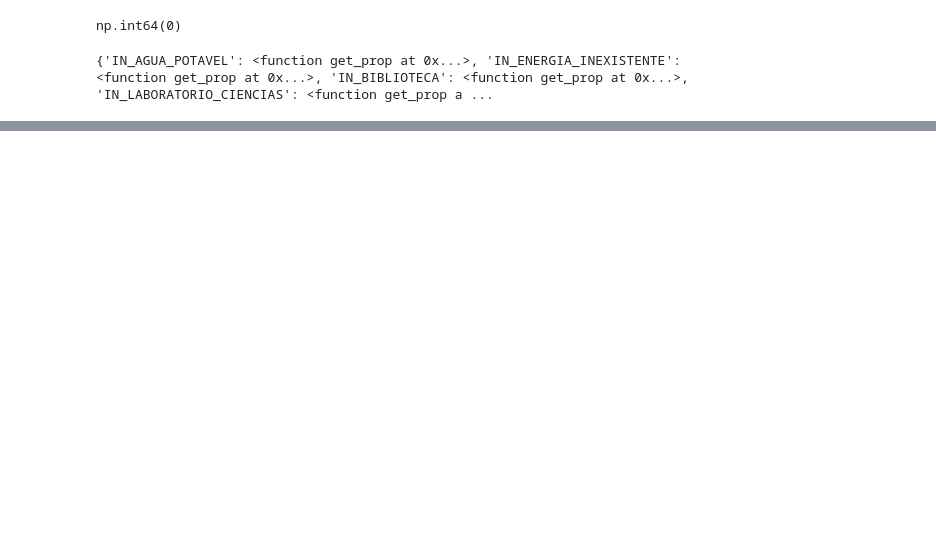
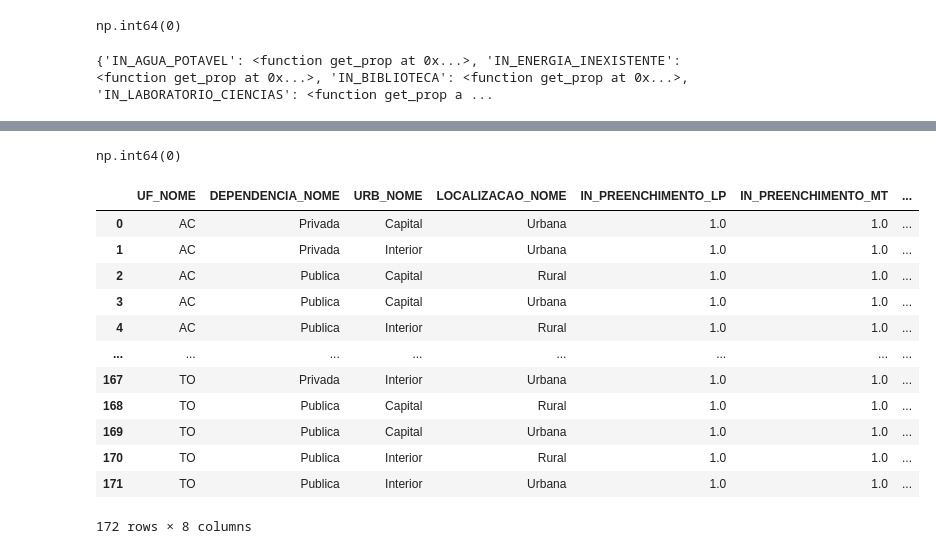
Before and after one commit to gustavo-losch/extensionista-cpa, a Jupyter notebook: archive/juncao.ipynb, the cells around one changed output, grey strips where cells are left out. Saved outputs shown, nothing was run; the diff lists cells and outputs as text; code cells hidden in the pictures; blank space fills up the shorter version.

```diff
--- a/archive/juncao.ipynb
+++ b/archive/juncao.ipynb
@@ -85,0 +130,37 @@ dfs.to_csv("../datasets/preproc/censo.csv")
+# %%
+dfsaeb2ef.isnull().any(axis=1).sum()
+dfsaeb2ef.dropna(inplace=True)
+dfsaeb2ef.isnull().any(axis=1).sum()
+# %% [output]
+np.int64(0)
+# %%
+dfsaeb2ef["UF_NOME"] = dfsaeb2ef["ID_UF"].map(uf_map)
+dfsaeb2ef["REGIAO_NOME"] = dfsaeb2ef["ID_REGIAO"].map(regiao_map)
+dfsaeb2ef["DEPENDENCIA_NOME"] = dfsaeb2ef["IN_PUBLICA"].map(publica_map)
+dfsaeb2ef["URB_NOME"] = dfsaeb2ef["ID_AREA"].map(area_map)
+dfsaeb2ef["LOCALIZACAO_NOME"] = dfsaeb2ef["ID_LOCALIZACAO"].map(local_map)
+# %%
+dfsaeb2ef = dfsaeb2ef.drop(columns=['ID_REGIAO', 'ID_UF', 'ID_AREA', 'IN_PUBLICA', 'ID_LOCALIZACAO'])
+# %%
+dfs2ef_agg = dfsaeb2ef.groupby(['UF_NOME', 'DEPENDENCIA_NOME', 'URB_NOME', 'LOCALIZACAO_NOME']).agg({
+        'IN_PREENCHIMENTO_LP': get_prop,
+        'IN_PREENCHIMENTO_MT': get_prop,
+        'PROFICIENCIA_MT': "median",
+        'PROFICIENCIA_LP': "median"
+       }).reset_index()
+# %%
+dfs2ef_agg
+# %% [output]
+|  | UF_NOME | DEPENDENCIA_NOME | URB_NOME | LOCALIZACAO_NOME | IN_PREENCHIMENTO_LP | IN_PREENCHIMENTO_MT | ... |
+| 0 | AC | Privada | Capital | Urbana | 1.0 | 1.0 | ... |
+| 1 | AC | Privada | Interior | Urbana | 1.0 | 1.0 | ... |
+| 2 | AC | Publica | Capital | Rural | 1.0 | 1.0 | ... |
+| 3 | AC | Publica | Capital | Urbana | 1.0 | 1.0 | ... |
+| 4 | AC | Publica | Interior | Rural | 1.0 | 1.0 | ... |
+| ... | ... | ... | ... | ... | ... | ... | ... |
+| 167 | TO | Privada | Interior | Urbana | 1.0 | 1.0 | ... |
+| 168 | TO | Publica | Capital | Rural | 1.0 | 1.0 | ... |
+| 169 | TO | Publica | Capital | Urbana | 1.0 | 1.0 | ... |
+| 170 | TO | Publica | Interior | Rural | 1.0 | 1.0 | ... |
+| 171 | TO | Publica | Interior | Urbana | 1.0 | 1.0 | ... |
+172 rows × 8 columns
```
Also changed, not shown: parts of 10 cells of this notebook, 4 other files.
